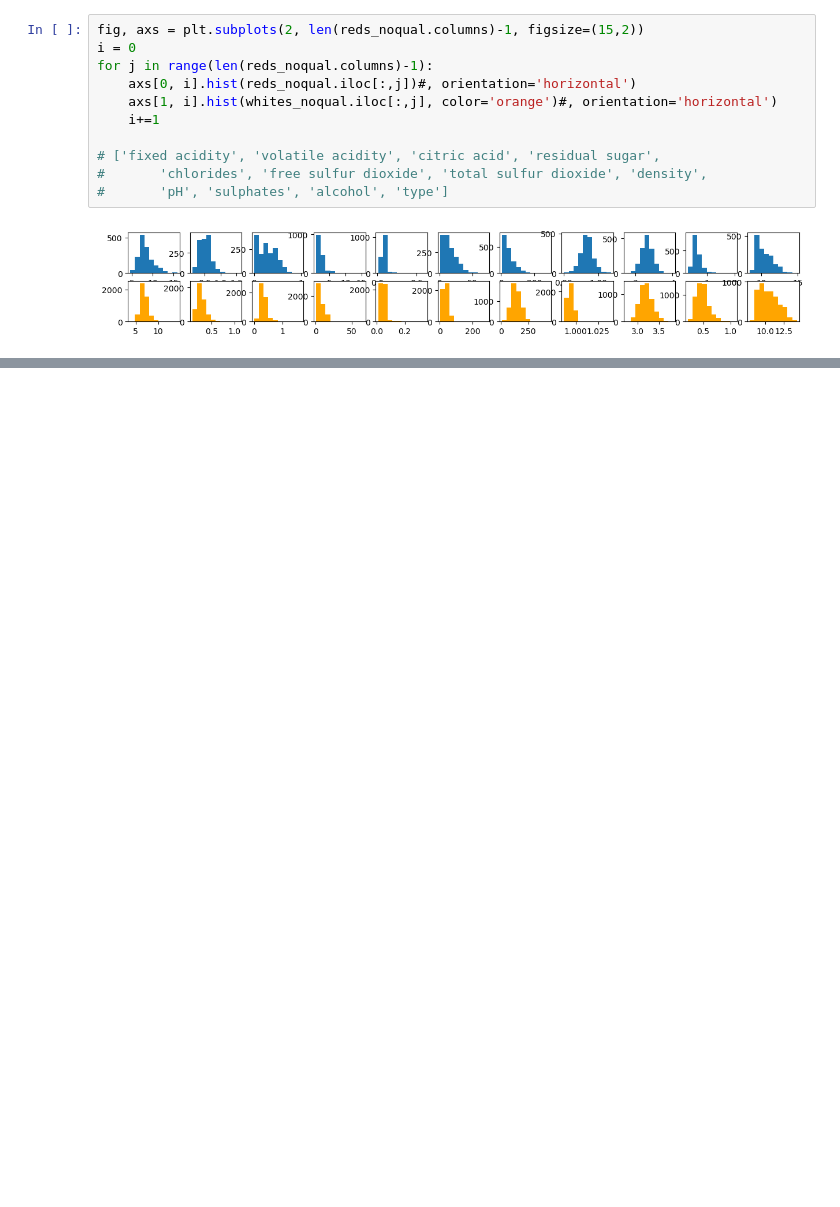
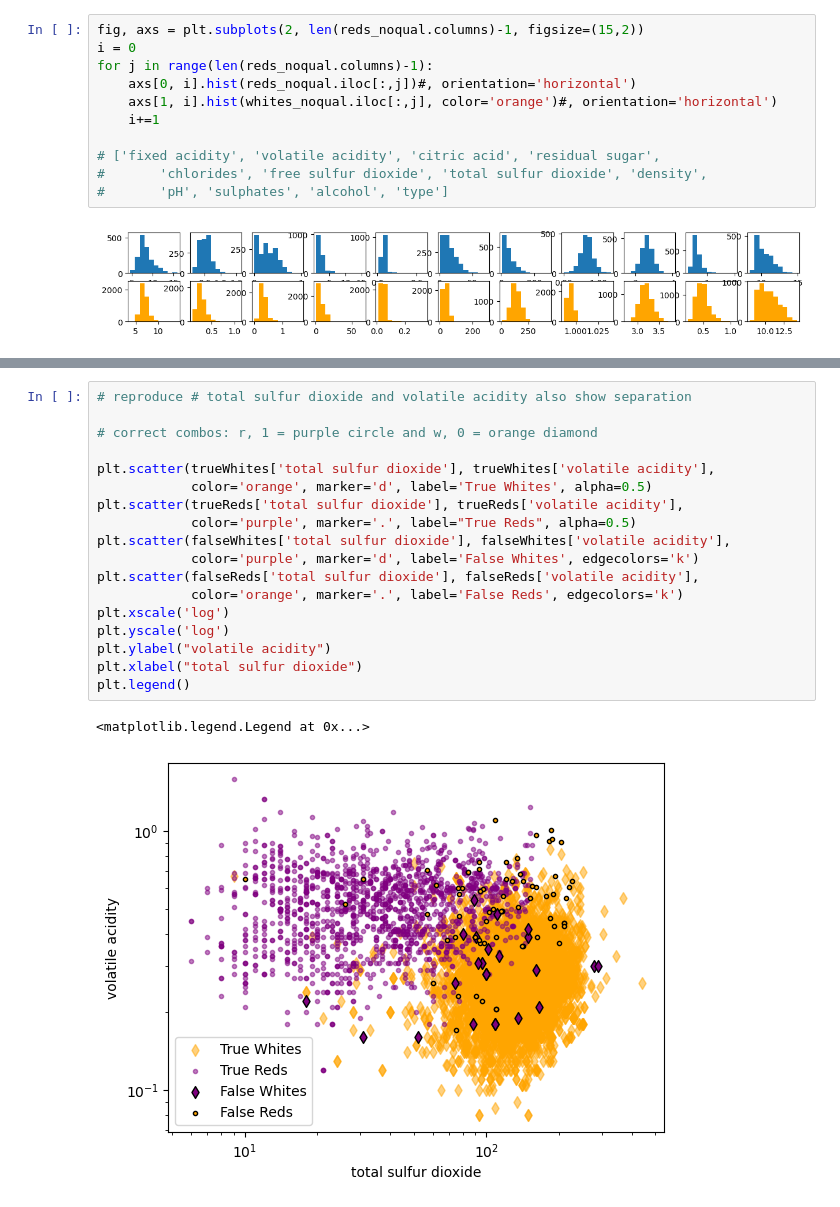
Before and after one commit to nmdollhopf/team1_wine_project, a Jupyter notebook: initial_unsupervised_clustering.ipynb, the cells around one changed output, grey strips where cells are left out. Cells and saved outputs as stored; diff of their text form; blank space fills up the shorter version.

```diff
--- a/initial_unsupervised_clustering.ipynb
+++ b/initial_unsupervised_clustering.ipynb
@@ -569,0 +689,21 @@ fig.show()
+# %%
+# reproduce # total sulfur dioxide and volatile acidity also show separation
+
+# correct combos: r, 1 = purple circle and w, 0 = orange diamond
+
+plt.scatter(trueWhites['total sulfur dioxide'], trueWhites['volatile acidity'],
+            color='orange', marker='d', label='True Whites', alpha=0.5)
+plt.scatter(trueReds['total sulfur dioxide'], trueReds['volatile acidity'],
+            color='purple', marker='.', label="True Reds", alpha=0.5)
+plt.scatter(falseWhites['total sulfur dioxide'], falseWhites['volatile acidity'],
+            color='purple', marker='d', label='False Whites', edgecolors='k')
+plt.scatter(falseReds['total sulfur dioxide'], falseReds['volatile acidity'],
+            color='orange', marker='.', label='False Reds', edgecolors='k')
+plt.xscale('log')
+plt.yscale('log')
+plt.ylabel("volatile acidity")
+plt.xlabel("total sulfur dioxide")
+plt.legend()
+# %% [output]
+<matplotlib.legend.Legend at 0x...>
+[figure, added]
```
Also changed, not shown: parts of 3 cells of this notebook.
